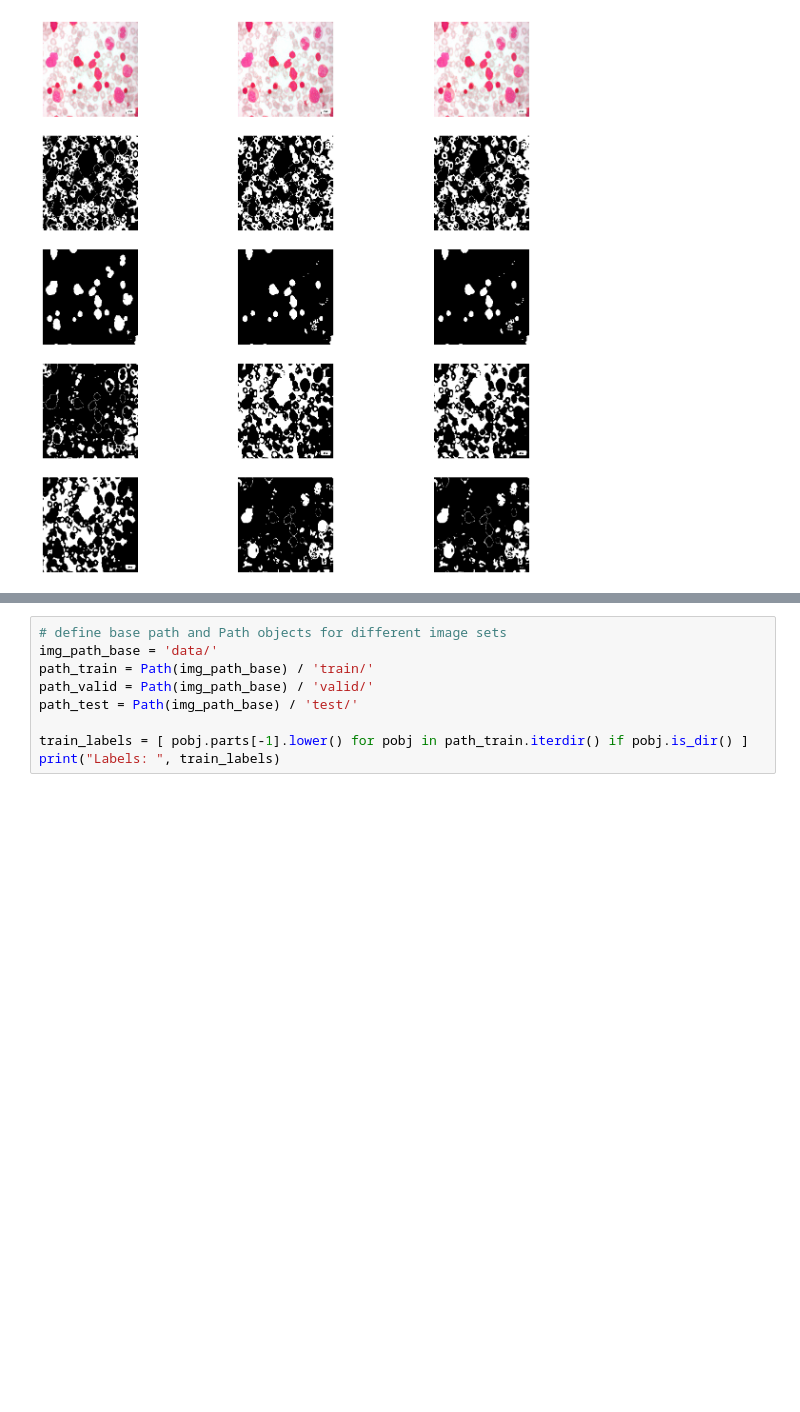
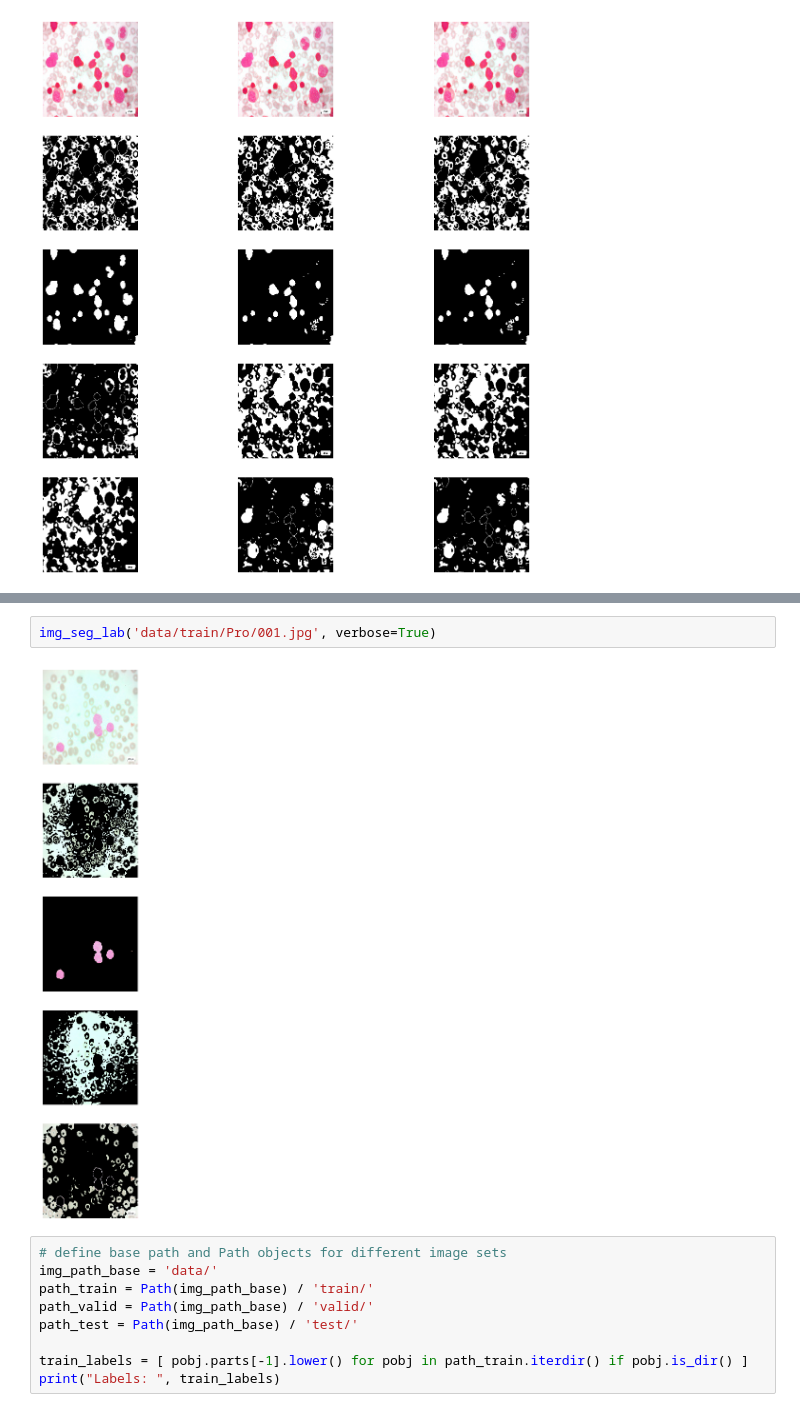
Before and after one commit to Fnriquel/281-Project, a Jupyter notebook: pre_seg_feat_svm.ipynb, the cells around one changed output, grey strips where cells are left out. Saved outputs shown, nothing was run; the diff lists cells and outputs as text; blank space fills up the shorter version.

```diff
--- a/pre_seg_feat_svm.ipynb
+++ b/pre_seg_feat_svm.ipynb
@@ -197,3 +277,7 @@ img_seg_lab('data/train/Benign/001.jpg', verbose=True)
+# %%
+img_seg_lab('data/train/Pro/001.jpg', verbose=True)
+# %% [output]
+[figure, added]
 # %%
 # define base path and Path objects for different image sets
 img_path_base = 'data/'
```
Also changed, not shown: parts of 4 cells of this notebook.
